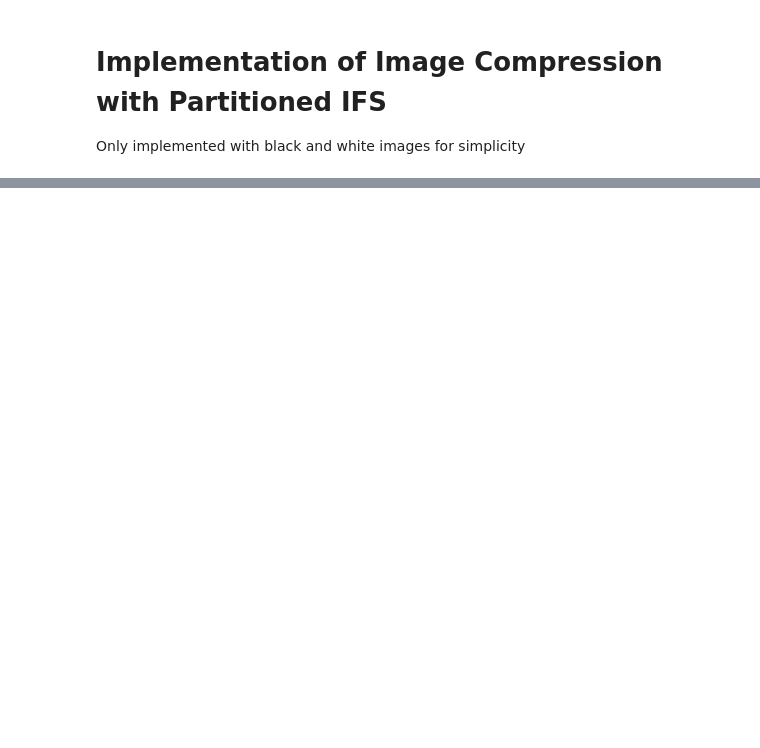
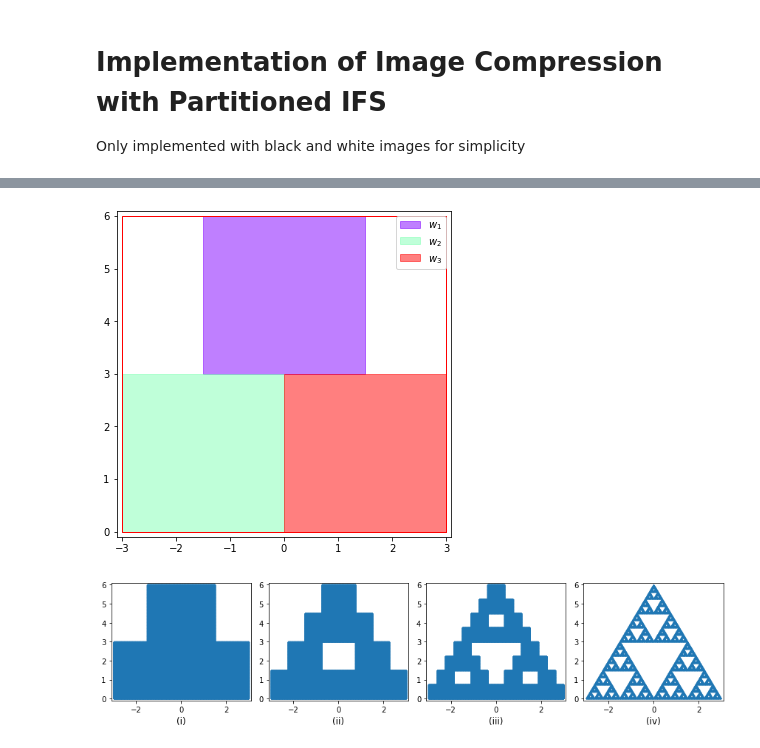
Before and after one commit to DanielPeacock/M2RFractalImageCompression, a Jupyter notebook: PartitionedIFS.ipynb, the cells around one changed output, grey strips where cells are left out. Saved outputs shown, nothing was run; the diff lists cells and outputs as text; code cells hidden in the pictures; blank space fills up the shorter version.

```diff
--- a/PartitionedIFS.ipynb
+++ b/PartitionedIFS.ipynb
@@ -137,0 +117,41 @@ ifs_alt2 = ifs.IFS("")
+# %%
+#PIFS for sierpinski triangle
+#sierpinski transformations for given points
+def sierpinski_fns(a, b, c):
+    w1 = AffineTransformation(1/2, 0, 0, 1/2, a[0]/2, a[1]/2)
+    w2 = AffineTransformation(1/2, 0, 0, 1/2, b[0]/2, b[1]/2)
+    w3 = AffineTransformation(1/2, 0, 0, 1/2, c[0]/2, c[1]/2)
+
+    return [w1, w2, w3]
+
+img = Block((-3,0), 6, 6)
+
+width = 3
+height = 3
+r1 = Block((-1.5, 3), width, height)
+r2 = Block((-3, 0), width, height)
+r3 = Block((0, 0), width, height)
+
+fns = sierpinski_fns((0, 6), (-3, 0), (3, 0))
+sierpinski_pifs = PIFS([img, img, img], [r1, r2, r3], fns)
+
+window = Window(-3, 3, 0, 6, 1000)
+sierpinski_pifs.show_blocks(window)
+
+plt.figure(figsize=(12,3))
+plt.subplot(1, 4, 1).set_xlabel("(i)", fontsize=12)
+sierpinski_pifs.show_image(1, window)
+
+plt.subplot(1,4,2).set_xlabel("(ii)", fontsize=12)
+sierpinski_pifs.show_image(2, window)
+
+plt.subplot(1,4,3).set_xlabel("(iii)", fontsize=12)
+sierpinski_pifs.show_image(3, window)
+
+plt.subplot(1,4,4).set_xlabel("(iv)", fontsize=12)
+sierpinski_pifs.show_image(10, window)
+
+plt.tight_layout()
+# %% [output]
+[figure, added]
+[figure, added]
```
Also changed, not shown: parts of 9 cells of this notebook, 8 other files.
